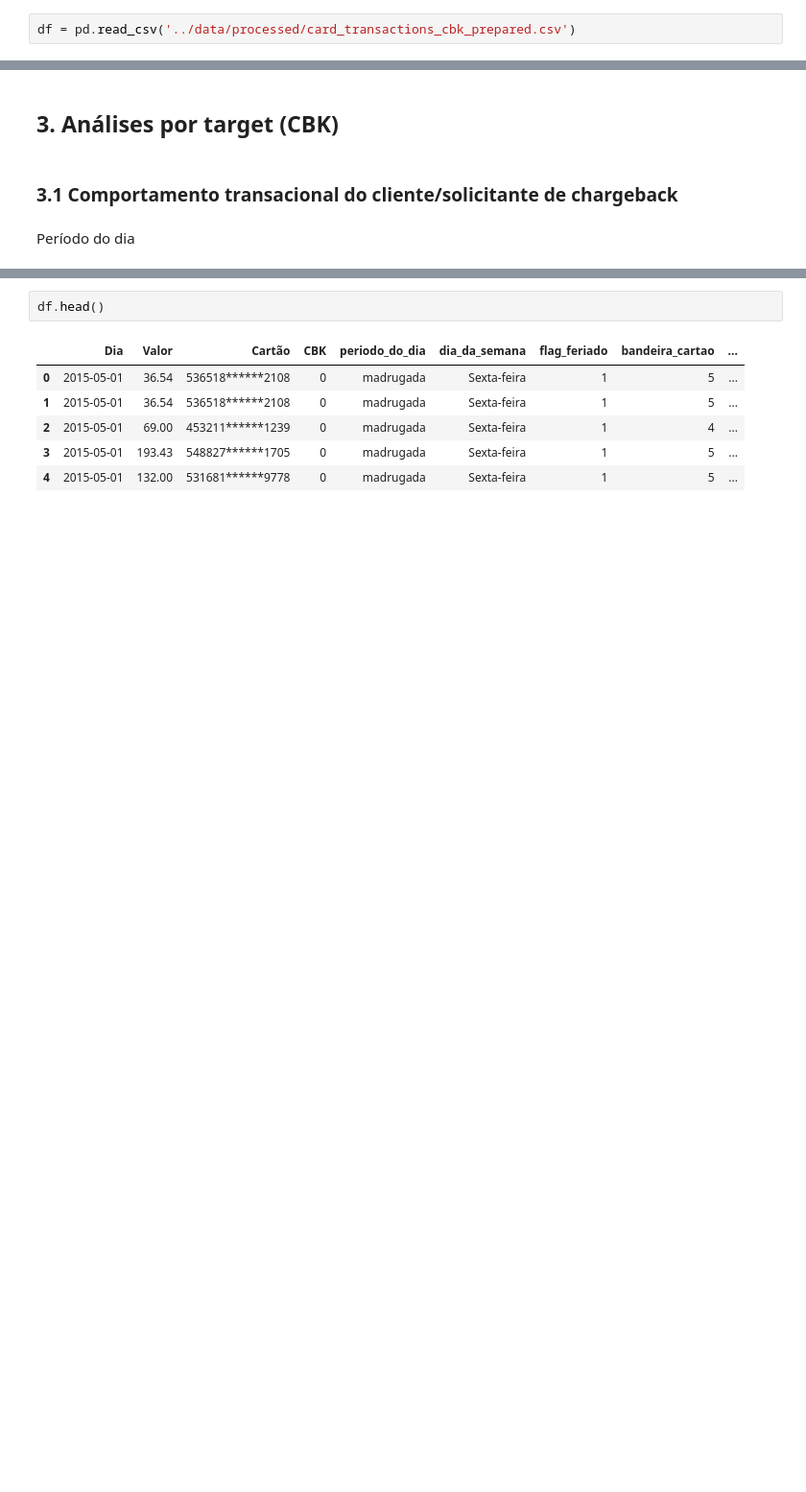
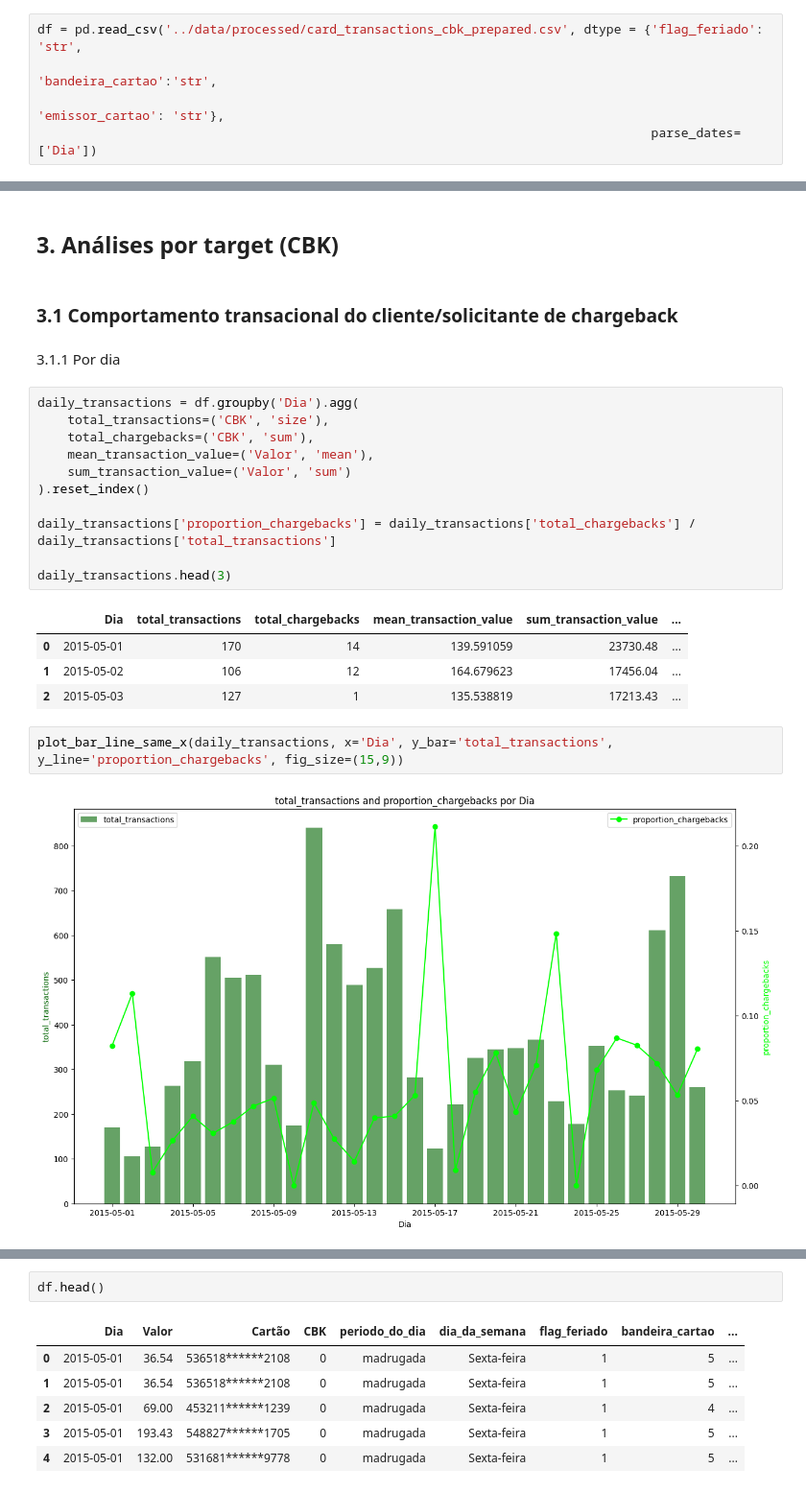
Before and after one commit to leticiacamposv/missao-data-science-stoneco, a Jupyter notebook: notebooks/2.0-lcv-exploratory-data-analysis.ipynb, the cells around one changed output, grey strips where cells are left out. Shown at 96% size. Cells and saved outputs as stored; diff of their text form; blank space fills up the shorter version.

Commit message:
First part of eda and data analysis images

```diff
--- a/notebooks/2.0-lcv-exploratory-data-analysis.ipynb
+++ b/notebooks/2.0-lcv-exploratory-data-analysis.ipynb
@@ -27,2 +28,5 @@ import sweetviz as sv
 # %%
-df = pd.read_csv('../data/processed/card_transactions_cbk_prepared.csv')
+df = pd.read_csv('../data/processed/card_transactions_cbk_prepared.csv', dtype = {'flag_feriado': 'str',
+                                                                                  'bandeira_cartao':'str',
+                                                                                  'emissor_cartao': 'str'},
+                                                                                  parse_dates=['Dia'])
@@ -30,5 +47,25 @@ df = pd.read_csv('../data/processed/card_transactions_cbk_prepared.csv')
 ## 3. Análises por target (CBK)
 # %% [markdown]
 ### 3.1 Comportamento transacional do cliente/solicitante de chargeback
-# %% [markdown]
-Período do dia
+# %% [markdown]
+3.1.1 Por dia
+# %%
+daily_transactions = df.groupby('Dia').agg(
+    total_transactions=('CBK', 'size'),
+    total_chargebacks=('CBK', 'sum'),
+    mean_transaction_value=('Valor', 'mean'),
+    sum_transaction_value=('Valor', 'sum')
+).reset_index()
+
+daily_transactions['proportion_chargebacks'] = daily_transactions['total_chargebacks'] / daily_transactions['total_transactions']
+
+daily_transactions.head(3)
+# %% [output]
+|  | Dia | total_transactions | total_chargebacks | mean_transaction_value | sum_transaction_value | ... |
+| 0 | 2015-05-01 | 170 | 14 | 139.591059 | 23730.48 | ... |
+| 1 | 2015-05-02 | 106 | 12 | 164.679623 | 17456.04 | ... |
+| 2 | 2015-05-03 | 127 | 1 | 135.538819 | 17213.43 | ... |
+# %%
+plot_bar_line_same_x(daily_transactions, x='Dia', y_bar='total_transactions', y_line='proportion_chargebacks', fig_size=(15,9))
+# %% [output]
+[figure, added]
```
Also changed, not shown: parts of 9 cells of this notebook, 10 other files.
